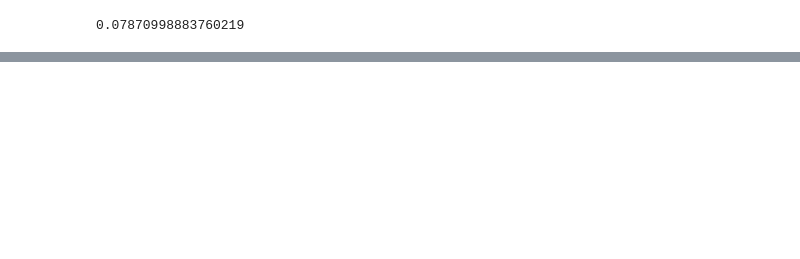
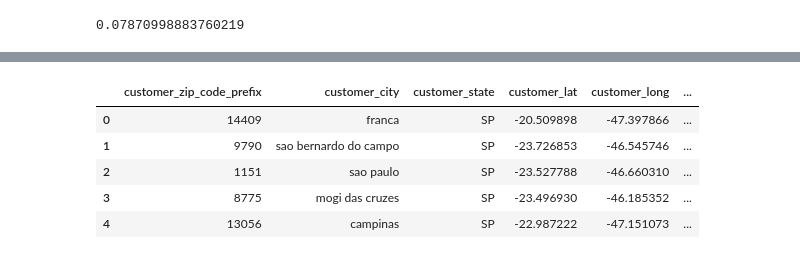
Before and after one commit to Alexandre987/Late_Shipment_Prediction_Olist, a Jupyter notebook: Project_03_Classification.ipynb, the cells around one changed output, grey strips where cells are left out. Saved outputs shown, nothing was run; the diff lists cells and outputs as text; code cells hidden in the pictures; blank space fills up the shorter version.

Commit message:
Started working on SQL and cleaning individual tables

```diff
--- a/Project_03_Classification.ipynb
+++ b/Project_03_Classification.ipynb
@@ -62,3 +17,11 @@ Name: late, dtype: int64
+# %%
+params = {
+    'host': 'localhost',
+    'user': 'alexandrezajic',
+    'port': 5432
+}
+
+connection = connect(**params, dbname='olist')
 # %%
 7827 / (7827 + 91614)
 # %% [output]
@@ -179,0 +49,9 @@ To register the converters:
+# %%
+geolocation = pd.read_sql('''
+SELECT
+  g.geolocation_lat customer_lat, g.geolocation_lng customer_long, g.geolocation_city, g.geolocation_state,
+  g.geolocation_zip_code_prefix
+FROM geolocation g
+''', connection)
+
+geolocation.info()
@@ -179,0 +91,2 @@ To register the converters:
+# %%
+geolocation.drop_duplicates('geolocation_zip_code_prefix', inplace = True)
@@ -179,0 +99,7 @@ To register the converters:
+# %%
+customers = pd.read_sql('''
+SELECT
+  c.customer_zip_code_prefix, c.customer_city, c.customer_state
+FROM customers c''', connection)
+
+customers.info()
@@ -179,0 +115,15 @@ To register the converters:
+# %%
+# Merge only what I need from geolocation. I will drop the geolocation_zip_code_prefix after I merge on it
+c_g = customers.merge(geolocation.loc[:,['customer_lat','customer_long', 'geolocation_zip_code_prefix']],
+                      how = 'left',
+                      left_on = 'customer_zip_code_prefix',
+                      right_on = 'geolocation_zip_code_prefix')
+
+c_g.head()
+# %% [output]
+|  | customer_zip_code_prefix | customer_city | customer_state | customer_lat | customer_long | ... |
+| 0 | 14409 | franca | SP | -20.509898 | -47.397866 | ... |
+| 1 | 9790 | sao bernardo do campo | SP | -23.726853 | -46.545746 | ... |
+| 2 | 1151 | sao paulo | SP | -23.527788 | -46.660310 | ... |
+| 3 | 8775 | mogi das cruzes | SP | -23.496930 | -46.185352 | ... |
+| 4 | 13056 | campinas | SP | -22.987222 | -47.151073 | ... |
```
Also changed, not shown: parts of 37 cells of this notebook.
